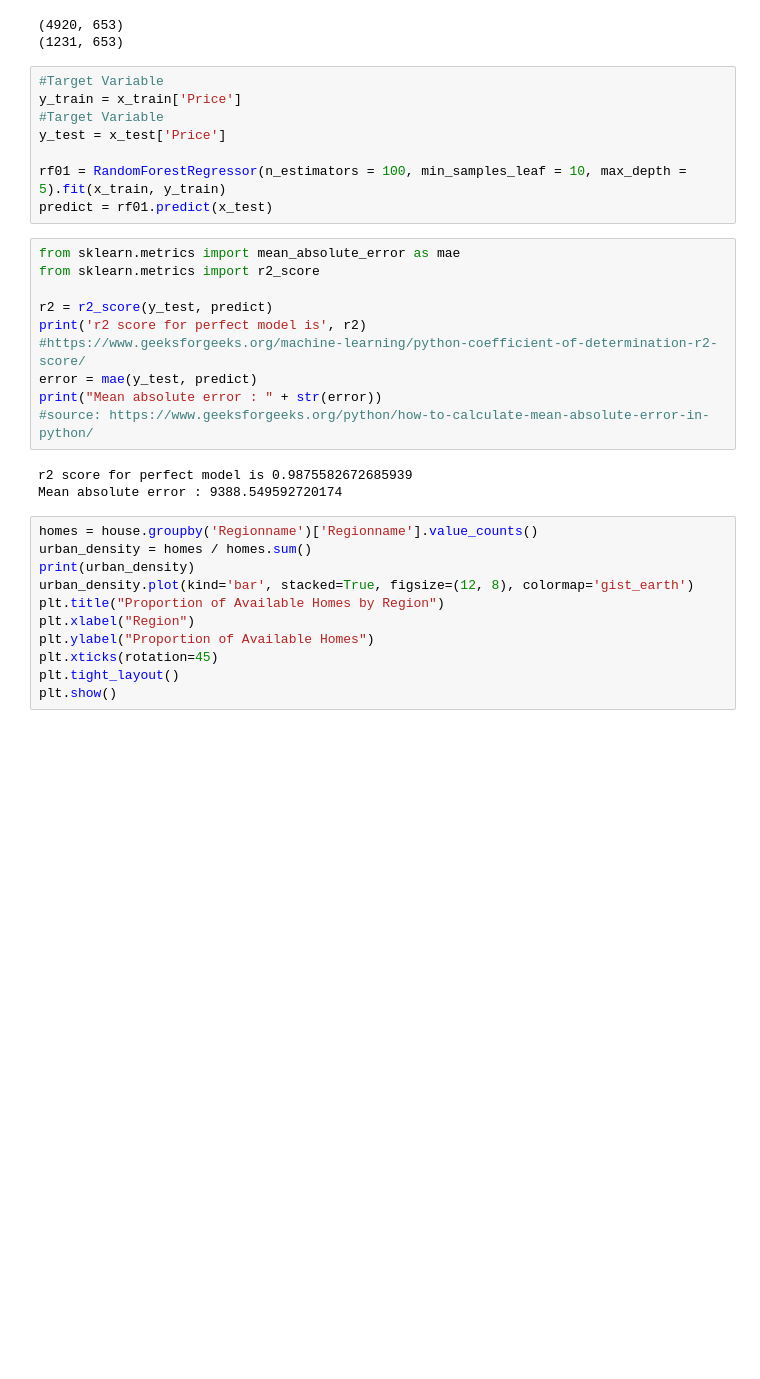
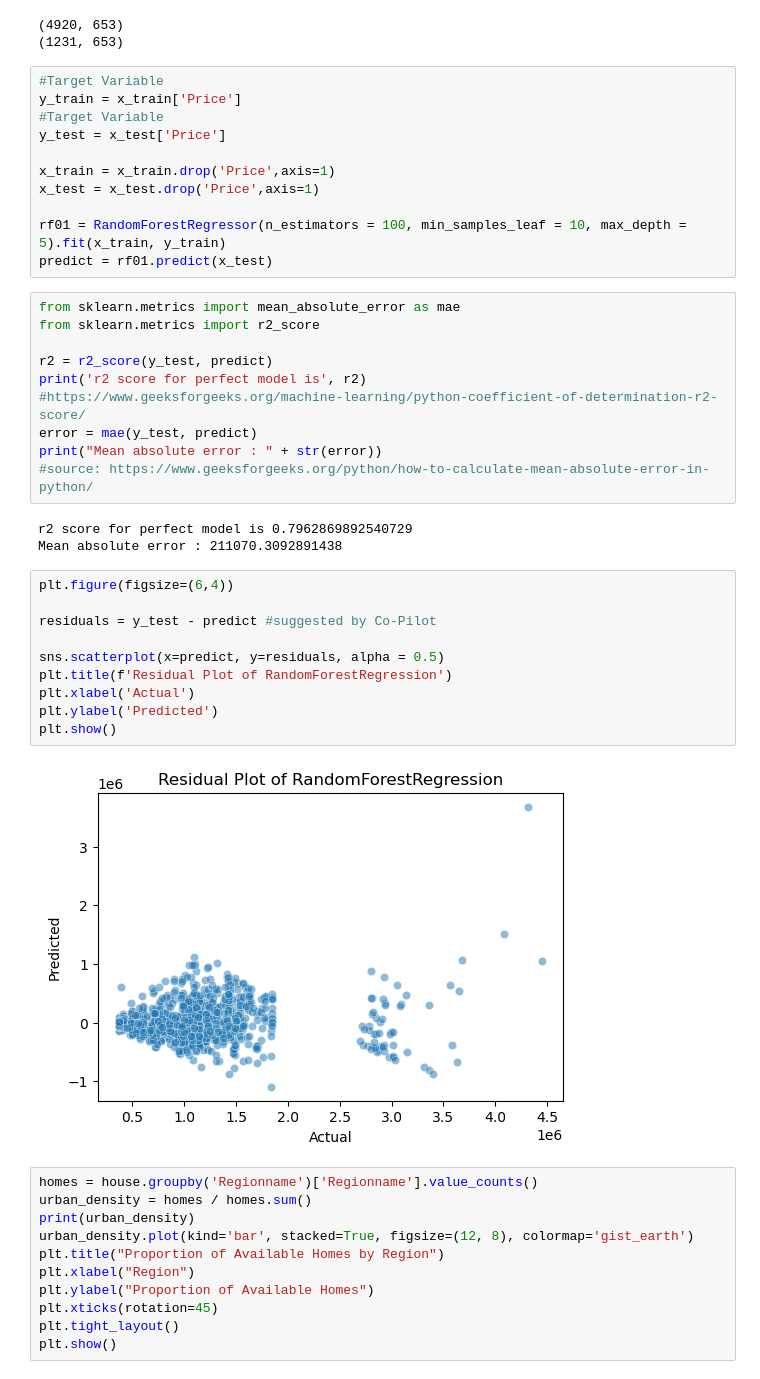
Before and after one commit to VinceGarcia11/Melbourne_Housing, a Jupyter notebook: MelbourneHousingVinceImogen.ipynb, the cells around one changed output. Drawn from its saved outputs; the diff is of its cells as text; blank space fills up the shorter version.

```diff
--- a/MelbourneHousingVinceImogen.ipynb
+++ b/MelbourneHousingVinceImogen.ipynb
@@ -456,6 +456,9 @@ y_train = x_train['Price']
 #Target Variable
 y_test = x_test['Price']
 
+x_train = x_train.drop('Price',axis=1)
+x_test = x_test.drop('Price',axis=1)
+
 rf01 = RandomForestRegressor(n_estimators = 100, min_samples_leaf = 10, max_depth = 5).fit(x_train, y_train)
 predict = rf01.predict(x_test)
 # %%
@@ -469,8 +472,20 @@ error = mae(y_test, predict)
 print("Mean absolute error : " + str(error))
 #source: https://www.geeksforgeeks.org/python/how-to-calculate-mean-absolute-error-in-python/
 # %% [output]
-r2 score for perfect model is 0.9875582672685939
-Mean absolute error : 9388.549592720174
+r2 score for perfect model is 0.7962869892540729
+Mean absolute error : 211070.3092891438
+# %%
+plt.figure(figsize=(6,4))
+
+residuals = y_test - predict #suggested by Co-Pilot
+
+sns.scatterplot(x=predict, y=residuals, alpha = 0.5)
+plt.title(f'Residual Plot of RandomForestRegression')
+plt.xlabel('Actual')
+plt.ylabel('Predicted')
+plt.show()
+# %% [output]
+[figure, added]
 # %%
 homes = house.groupby('Regionname')['Regionname'].value_counts()
 urban_density = homes / homes.sum()
```
